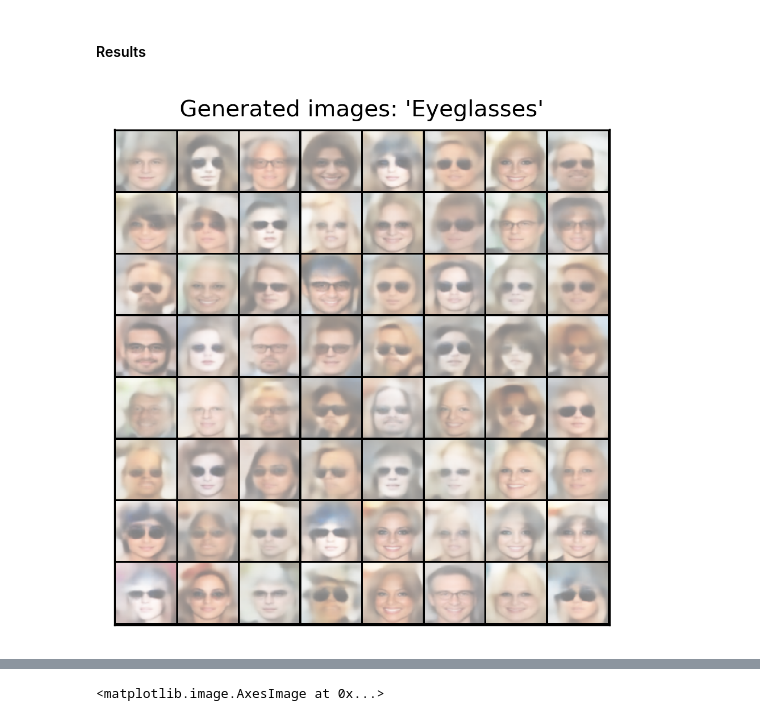
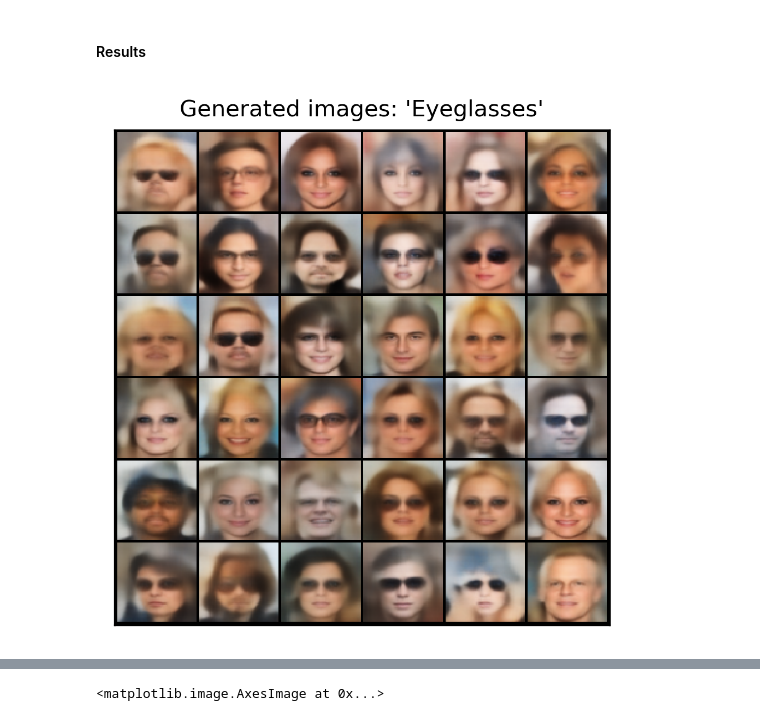
Before and after one commit to alexlyzhov/latent-subspaces, a Jupyter notebook: results/results.ipynb, the cells around one changed output, grey strips where cells are left out. Drawn from its saved outputs; the diff is of its cells as text; code cells hidden in the pictures.

```diff
--- a/results/results.ipynb
+++ b/results/results.ipynb
@@ -25,13 +25,14 @@ from dataset import (ATTR_TO_IX_DICT, ATTR_IX_TO_KEEP, IX_TO_ATTR_DICT, N_ATTRS,
 
 %matplotlib inline
 # %%
-def show(file_name, img, dpi=300, fontsize=10):
+def show(file_name, name, img, dpi=300, fontsize=10):
     npimg = img.numpy().transpose(1, 2, 0)
     plt.figure(dpi=dpi)
     plt.title(file_name, fontsize=fontsize)
     plt.xticks([], [])
     plt.yticks([], [])
     plt.imshow(npimg)
+    plt.savefig(name)
     plt.show()
 # %% [markdown]
 ### Conditional VAE
@@ -104,8 +117,8 @@ def generate_images_with_attrs(model, with_attr_list=[], no_attr_list=[], N=64,
 # %% [markdown]
 #### Results
 # %%
-recon_images = generate_images_with_attrs(model, ["Eyeglasses"], N=64, device=torch.device("cuda:0"))
-show("Generated images: 'Eyeglasses'", make_grid((recon_images * 0.5 + 0.5).cpu(), 8))
+recon_images = generate_images_with_attrs(model, ["Eyeglasses"], N=36, device=torch.device("cuda:0"))
+show("Generated images: 'Eyeglasses'", "model_good_Eyeglasses.png", make_grid((recon_images).cpu(), 6))
 # %% [output]
-[figure, old version]
+[figure, new version]
 # %%
```
Also changed, not shown: parts of 16 cells of this notebook, 2 other files.
